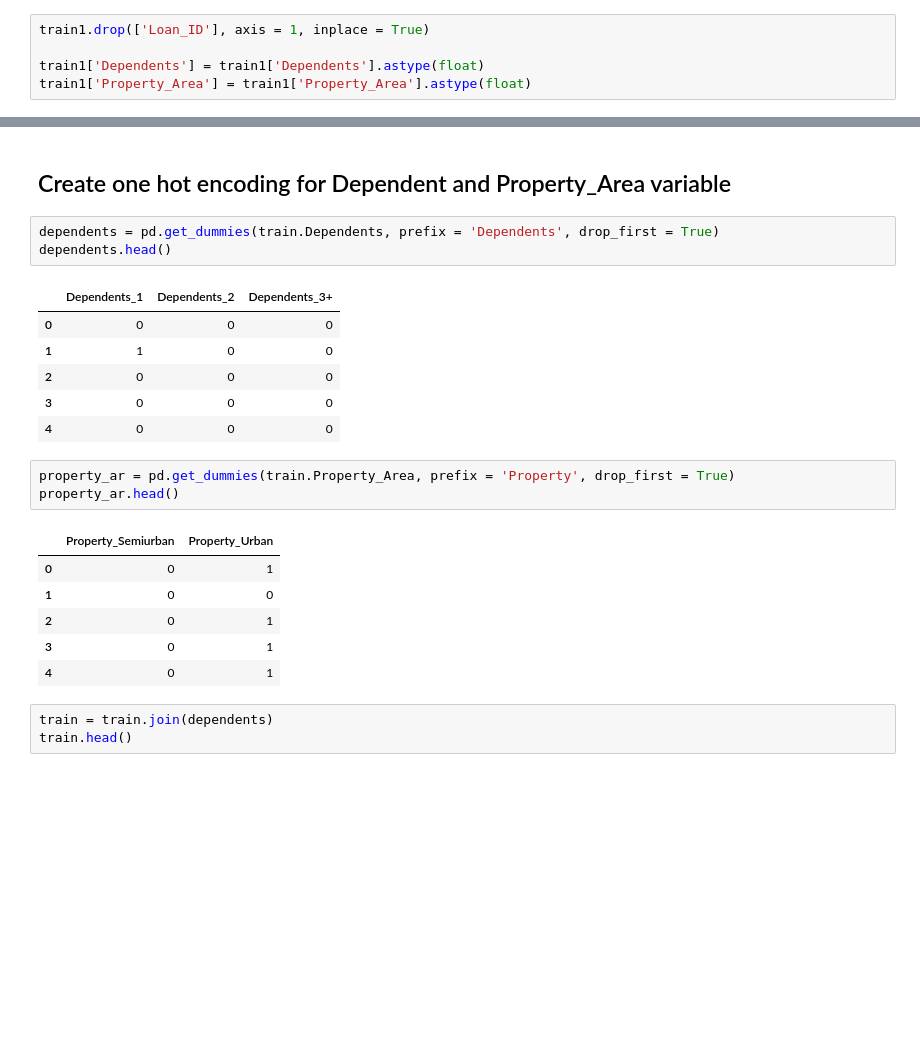
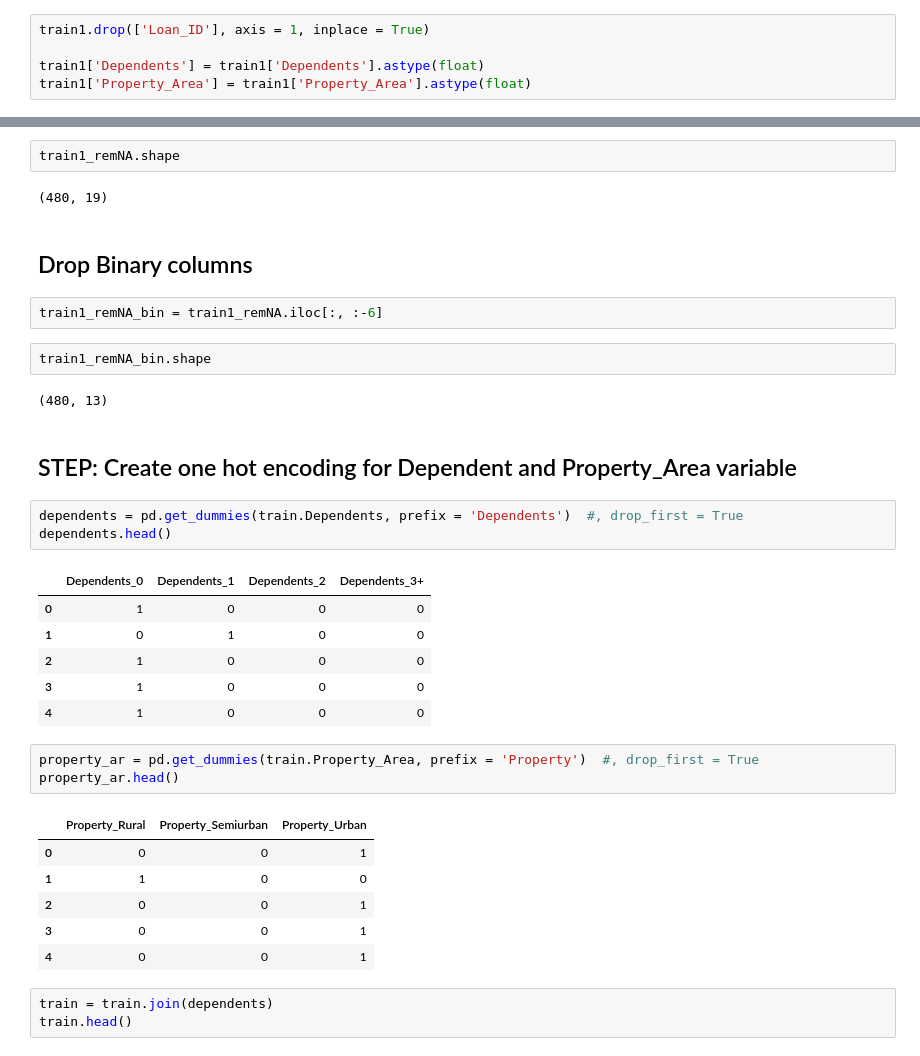
Before and after one commit to msa9493/Machine-Learning, a Jupyter notebook: Loan prediction.ipynb, the cells around one changed output, grey strips where cells are left out. Cells and saved outputs as stored; diff of their text form; blank space fills up the shorter version.

```diff
--- a/Loan prediction.ipynb
+++ b/Loan prediction.ipynb
@@ -234,25 +265,37 @@ TypeError: ufunc 'isnan' not supported for the input types, and the inputs could
+# %%
+train1_remNA.shape
+# %% [output]
+(480, 19)
+# %% [markdown]
+## Drop Binary columns
+# %%
+train1_remNA_bin = train1_remNA.iloc[:, :-6]
+# %%
+train1_remNA_bin.shape
+# %% [output]
+(480, 13)
 # %% [markdown]
-## Create one hot encoding for Dependent and Property_Area variable
+## STEP: Create one hot encoding for Dependent and Property_Area variable
 # %%
-dependents = pd.get_dummies(train.Dependents, prefix = 'Dependents', drop_first = True)
+dependents = pd.get_dummies(train.Dependents, prefix = 'Dependents')  #, drop_first = True
 dependents.head()
 # %% [output]
-|  | Dependents_1 | Dependents_2 | Dependents_3+ |
-| 0 | 0 | 0 | 0 |
-| 1 | 1 | 0 | 0 |
-| 2 | 0 | 0 | 0 |
-| 3 | 0 | 0 | 0 |
-| 4 | 0 | 0 | 0 |
+|  | Dependents_0 | Dependents_1 | Dependents_2 | Dependents_3+ |
+| 0 | 1 | 0 | 0 | 0 |
+| 1 | 0 | 1 | 0 | 0 |
+| 2 | 1 | 0 | 0 | 0 |
+| 3 | 1 | 0 | 0 | 0 |
+| 4 | 1 | 0 | 0 | 0 |
 # %%
-property_ar = pd.get_dummies(train.Property_Area, prefix = 'Property', drop_first = True)
+property_ar = pd.get_dummies(train.Property_Area, prefix = 'Property')  #, drop_first = True
 property_ar.head()
 # %% [output]
-|  | Property_Semiurban | Property_Urban |
-| 0 | 0 | 1 |
-| 1 | 0 | 0 |
-| 2 | 0 | 1 |
-| 3 | 0 | 1 |
-| 4 | 0 | 1 |
+|  | Property_Rural | Property_Semiurban | Property_Urban |
+| 0 | 0 | 0 | 1 |
+| 1 | 1 | 0 | 0 |
+| 2 | 0 | 0 | 1 |
+| 3 | 0 | 0 | 1 |
+| 4 | 0 | 0 | 1 |
 # %%
 train = train.join(dependents)
 train.head()
```
Also changed, not shown: parts of 51 cells of this notebook.
